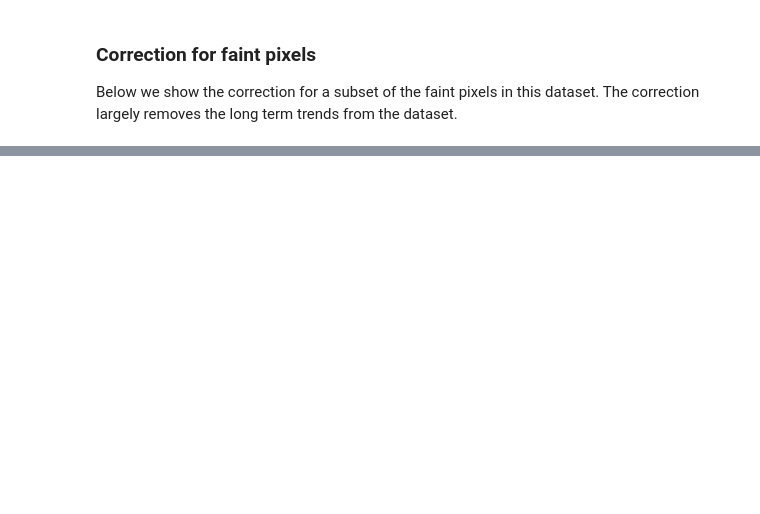
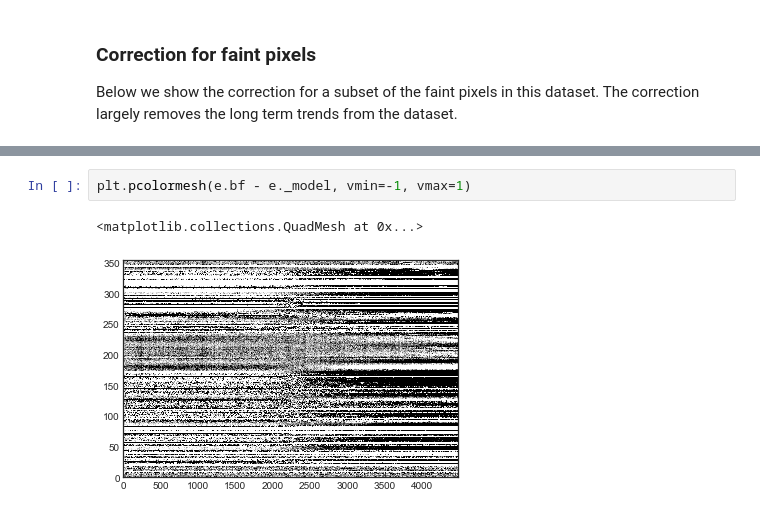
Before and after one commit to SSDataLab/kbackground, a Jupyter notebook: docs/example-with-tpfs.ipynb, the cells around one changed output, grey strips where cells are left out. Drawn from its saved outputs; the diff is of its cells as text; blank space fills up the shorter version.

```diff
--- a/docs/example-with-tpfs.ipynb
+++ b/docs/example-with-tpfs.ipynb
@@ -70,0 +114,5 @@ for idx, jdx in enumerate(np.random.choice(dim_pix, 16)):
+# %%
+plt.pcolormesh(e.bf - e._model, vmin=-1, vmax=1)
+# %% [output]
+<matplotlib.collections.QuadMesh at 0x...>
+[figure, added]
```
Also changed, not shown: parts of 38 cells of this notebook, 1 other file.
